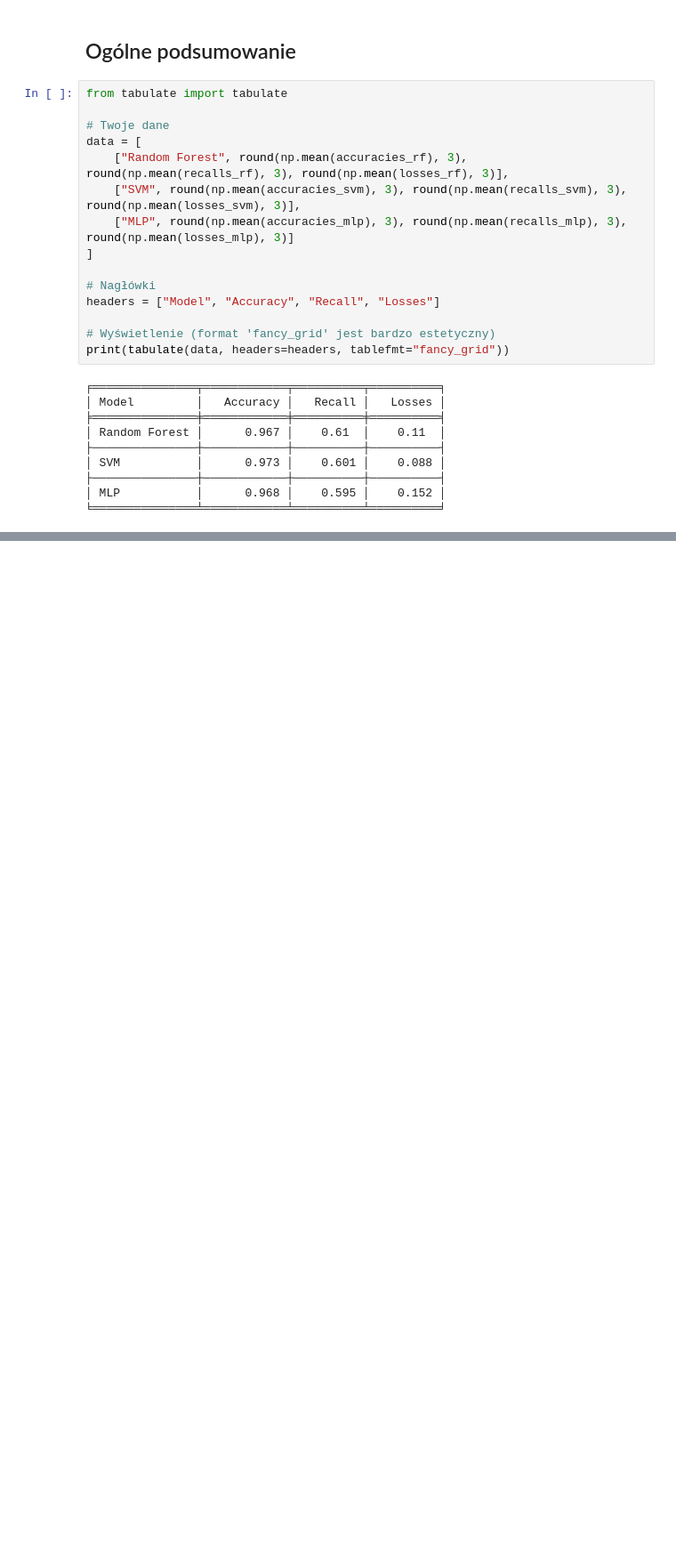
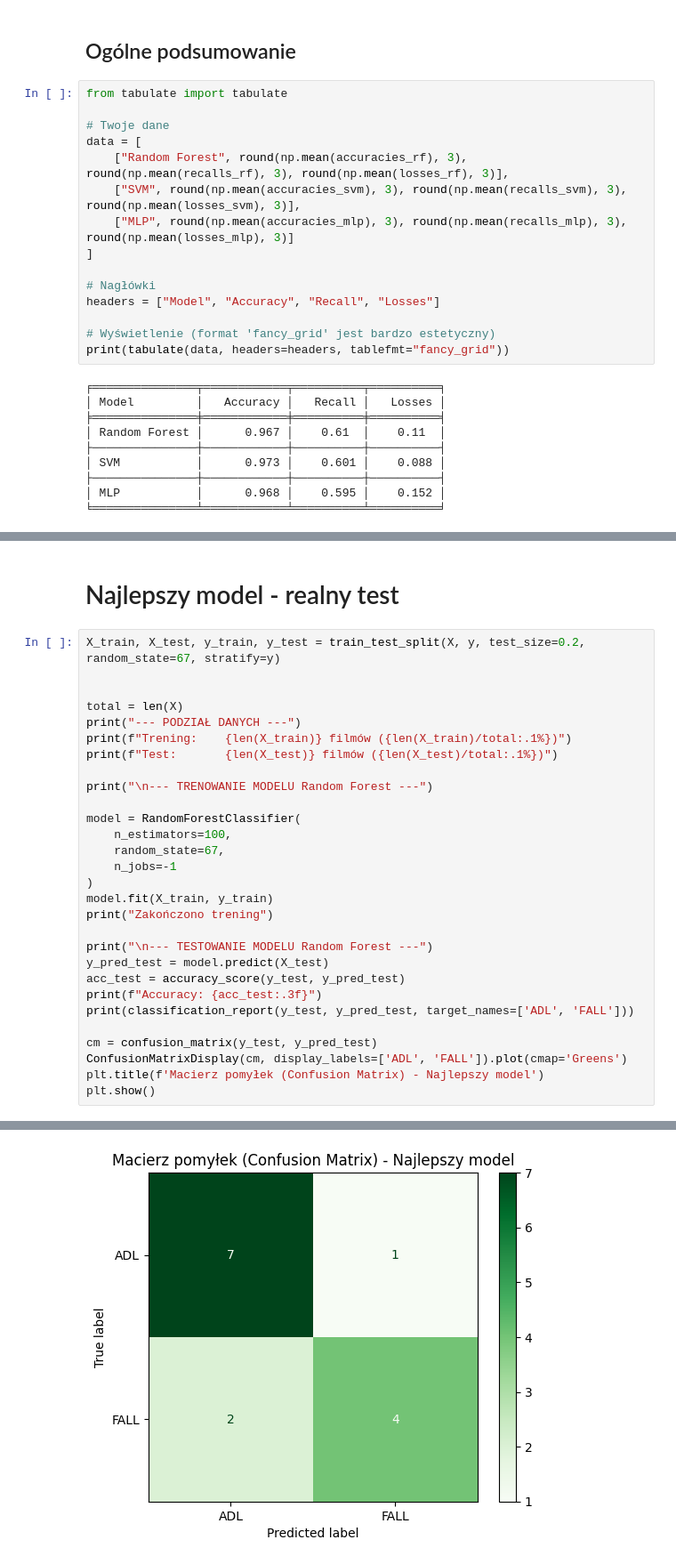
Before and after one commit to KacperM33/Projekt_AIPO, a Jupyter notebook: scripts/training_models.ipynb, the cells around one changed output, grey strips where cells are left out. Shown at 89% size. Cells and saved outputs as stored; diff of their text form; blank space fills up the shorter version.

```diff
--- a/scripts/training_models.ipynb
+++ b/scripts/training_models.ipynb
@@ -435,0 +876,32 @@ print(tabulate(data, headers=headers, tablefmt="fancy_grid"))
+# %% [markdown]
+# Najlepszy model - realny test
+# %%
+X_train, X_test, y_train, y_test = train_test_split(X, y, test_size=0.2, random_state=67, stratify=y)
+
+
+total = len(X)
+print("--- PODZIAŁ DANYCH ---")
+print(f"Trening:    {len(X_train)} filmów ({len(X_train)/total:.1%})")
+print(f"Test:       {len(X_test)} filmów ({len(X_test)/total:.1%})")
+
+print("\n--- TRENOWANIE MODELU Random Forest ---")
+
+model = RandomForestClassifier(
+    n_estimators=100,
+    random_state=67,
+    n_jobs=-1
+)
+model.fit(X_train, y_train)
+print("Zakończono trening")
+
+print("\n--- TESTOWANIE MODELU Random Forest ---")
+y_pred_test = model.predict(X_test)
+acc_test = accuracy_score(y_test, y_pred_test)
+print(f"Accuracy: {acc_test:.3f}")
+print(classification_report(y_test, y_pred_test, target_names=['ADL', 'FALL']))
+
+cm = confusion_matrix(y_test, y_pred_test)
+ConfusionMatrixDisplay(cm, display_labels=['ADL', 'FALL']).plot(cmap='Greens')
+plt.title(f'Macierz pomyłek (Confusion Matrix) - Najlepszy model')
+plt.show()
+# %% [output]
@@ -435,0 +925 @@ print(tabulate(data, headers=headers, tablefmt="fancy_grid"))
+[figure, added]
```
Also changed, not shown: parts of 19 cells of this notebook, 2 other files.
